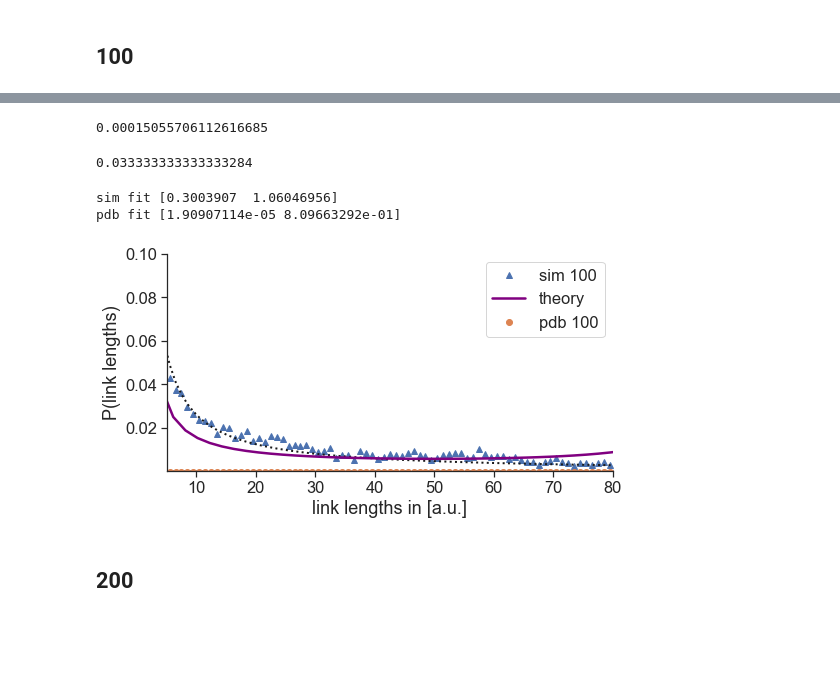
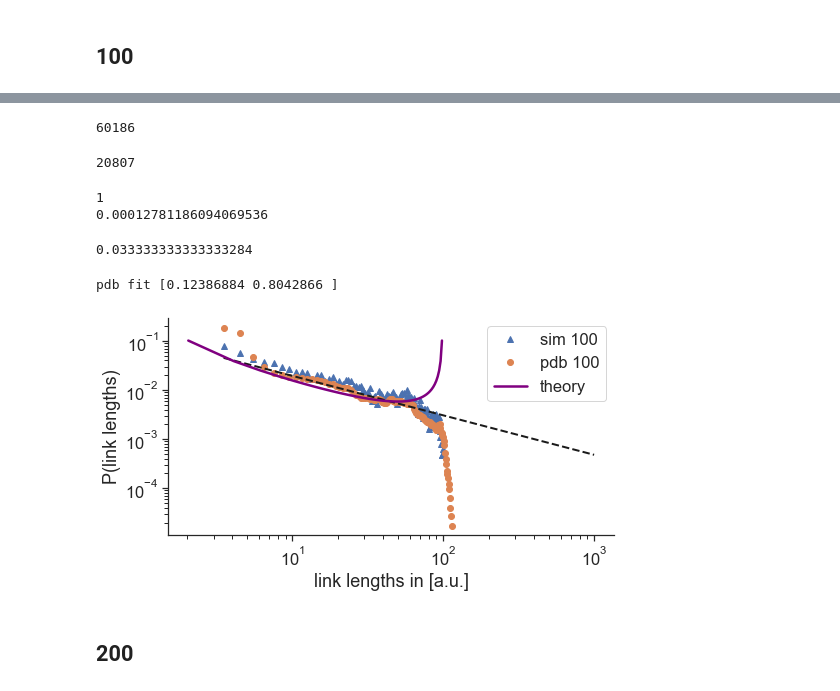
Before and after one commit to meyresearch/amino_acid_distance_distributions, a Jupyter notebook: src/Figures_tidy_with_errors.ipynb, the cells around one changed output, grey strips where cells are left out. Cells and saved outputs as stored; diff of their text form; code cells hidden in the pictures; blank space fills up the shorter version.

```diff
--- a/src/Figures_tidy_with_errors.ipynb
+++ b/src/Figures_tidy_with_errors.ipynb
@@ -44,7 +45,7 @@ def connected_component_subgraphs(G):
 # %%
 ## Simulations of a given length
 def get_sim_data_for_given_length(length):
-    sim_data_files = glob.glob('../data/K50/Nora50_matrix_%s_*' %length)
+    sim_data_files = glob.glob('../data/simulation_data/Nora50_matrix_%s_*' %length)
     link_length_list = []
     sim_data_hist = None
     for f in sim_data_files:
@@ -71,3 +64,25 @@ array(['3UQI', '3UPS', '3V3L', ..., '1NYC', '1NZV', '1NZL'], dtype='<U4')
+# %%
+import numpy as np
+pdb_ids_100 = np.load('data_for_plotting/ids_100.npy')
+pdb_ids_200 = np.load('data_for_plotting/ids_200.npy')
+pdb_ids_300 = np.load('data_for_plotting/ids_300.npy')
+
+
+pdb_data_100 = np.load('data_for_plotting/means_100.npy')
+
+pdb_data_200 = np.load('data_for_plotting/means_200.npy')
+
+pdb_data_300 = np.load('data_for_plotting/means_300.npy')
+#pdb_data_100_err = np.load('sim_data_hist_std_100_curr.npy')
+
+excluded = np.load('../data/exclude.npy')
+print(len(excluded))
+# %% [output]
+60186
+# %%
+len(pdb_ids_100)+len(pdb_ids_200)+len(pdb_ids_300)
+# %% [output]
+20807
 # %%
 edges=range(3, 1000)
 bin_centers_pdb = edges[:-1] + np.diff(edges)/2
@@ -74,13 +90,15 @@ bin_centers_pdb = edges[:-1] + np.diff(edges)/2
 # %%
 ## pdb data
 bin_width= edges[1]-edges[0]
+print(bin_width)
 summing=0
 for i in range(len(pdb_data_100)):
     summing = summing+pdb_data_100[i]*bin_width
 print(summing)
 pdb_data_100 = pdb_data_100/summing
 # %% [output]
-0.00015055706112616685
+1
+0.00012781186094069536
 # %%
 # Read simulation data of length 209
 sim_data, edges = get_sim_data_for_given_length('100')
@@ -98,38 +117,37 @@ sim_data = sim_data/summing
 # %%
 ## Plotting
 plt.figure(figsize=(8,4))
 
 # plotting the simulation data
 plt.plot(bin_centers,sim_data, linewidth=0, marker='^', label='sim 100')
-fit, ficov = curve_fit(func,bin_centers[heixdip:-1], sim_data[heixdip:-1])
-print('sim fit', fit)
-plt.plot(bin_centers, func(bin_centers, fit[0], fit[1]), ':',color ='k', lw=2)
+#fit, ficov = curve_fit(func,bin_centers[heixdip:-1], sim_data[heixdip:-1])
+#print('sim fit', fit)
+#plt.plot(bin_centers, func(bin_centers, fit[0], fit[1]), ':',color ='k', lw=2)
 
 # plotting pdb data
 plt.plot(bin_centers_pdb,pdb_data_100, linewidth=0, marker='o', label='pdb 100')
 #plt.errorbar(bin_centers_pdb, pdb_data_100,yerr=pdb_data_100_err, linewidth=0, marker='o', label='pdb 100')
 fit, ficov = curve_fit(func,bin_centers_pdb[3:70], pdb_data_100[3:70])
 print('pdb fit', fit)
 plt.plot(bin_centers_pdb, func(bin_centers_pdb, fit[0], fit[1]), '--',color ='k', lw=2)
 
 # theory
 simlen = np.linspace(0, 100, num=50)
 plt.plot(np.array(simlen), theofunc(np.array(simlen), 0.19, 100.0, 0.9), label='theory', lw =2.5, color='purple')
 
 
-#plt.yscale('log')
-#plt.xscale('log')
-plt.xlim([5, 80])
-plt.ylim([0.0001, 0.1])
+plt.yscale('log')
+plt.xscale('log')
+#plt.xlim([5, 80])
+#plt.ylim([0.0001, 0.1])
 plt.legend()
 sbn.despine()
 plt.ylabel("P(link lengths)")
 plt.xlabel("link lengths in [a.u.]")
 plt.savefig('both_100.pdf')
 # %% [output]
-sim fit [0.3003907  1.06046956]
-pdb fit [1.90907114e-05 8.09663292e-01]
+pdb fit [0.12386884 0.8042866 ]
-[figure, old version]
+[figure, new version]
 # %% [markdown]
 ## 200
 # %%
```
Also changed, not shown: parts of 16 cells of this notebook, 42 other files.
